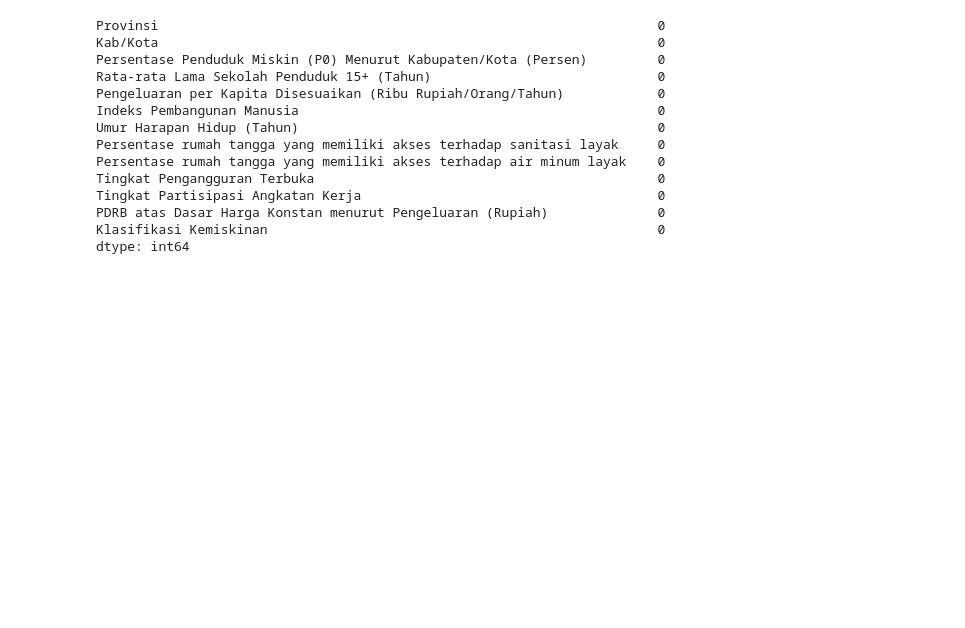
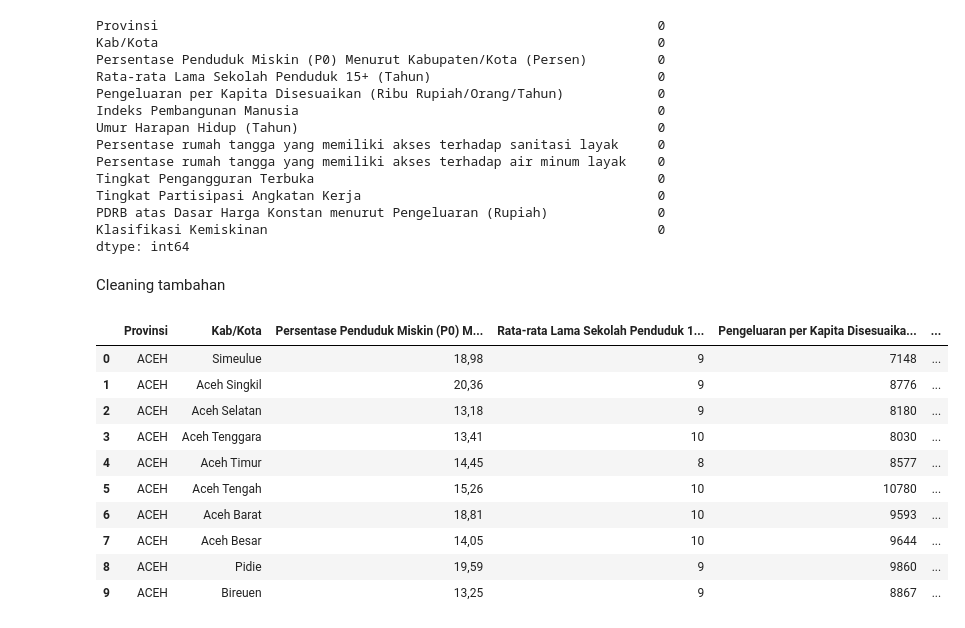
Before and after one commit to dhikaramadhansaputra/Full_Project_Data_Analyst, a Jupyter notebook: Klasifikasi Tingkat Kemiskinan di Indonesia/data cleaning.ipynb, the cells around one changed output. Drawn from its saved outputs; the diff is of its cells as text; code cells hidden in the pictures; blank space fills up the shorter version.

Commit message:
abis mbenerin tipe data yang salah, pre-processing fix selese

```diff
--- a/Klasifikasi Tingkat Kemiskinan di Indonesia/data cleaning.ipynb
+++ b/Klasifikasi Tingkat Kemiskinan di Indonesia/data cleaning.ipynb
@@ -1,7 +1,7 @@
 # %%
 import pandas as pd
 # %%
-df = pd.read_csv(r"D:\Dhika Ramadhan Saputra\Data Analist\Full Project\Analisis Harapan Hidup di Indonesia\dataset\raw data.csv", sep=';')
+df = pd.read_csv(r"D:\Dhika Ramadhan Saputra\Data Analist\Full Project\Klasifikasi Tingkat Kemiskinan di Indonesia\dataset\raw data.csv", sep=';')
 df
 # %% [output]
 |  | Provinsi | Kab/Kota | Persentase Penduduk Miskin (P0) M... | Rata-rata Lama Sekolah Penduduk 1... | Pengeluaran per Kapita Disesuaika... | ... |
@@ -205,3 +197,19 @@ Tingkat Partisipasi Angkatan Kerja                                      0
 PDRB atas Dasar Harga Konstan menurut Pengeluaran (Rupiah)              0
 Klasifikasi Kemiskinan                                                  0
 dtype: int64
+# %% [markdown]
+Cleaning tambahan
+# %%
+df.head(10)
+# %% [output]
+|  | Provinsi | Kab/Kota | Persentase Penduduk Miskin (P0) M... | Rata-rata Lama Sekolah Penduduk 1... | Pengeluaran per Kapita Disesuaika... | ... |
+| 0 | ACEH | Simeulue | 18,98 | 9 | 7148 | ... |
+| 1 | ACEH | Aceh Singkil | 20,36 | 9 | 8776 | ... |
+| 2 | ACEH | Aceh Selatan | 13,18 | 9 | 8180 | ... |
+| 3 | ACEH | Aceh Tenggara | 13,41 | 10 | 8030 | ... |
+| 4 | ACEH | Aceh Timur | 14,45 | 8 | 8577 | ... |
+| 5 | ACEH | Aceh Tengah | 15,26 | 10 | 10780 | ... |
+| 6 | ACEH | Aceh Barat | 18,81 | 10 | 9593 | ... |
+| 7 | ACEH | Aceh Besar | 14,05 | 10 | 9644 | ... |
+| 8 | ACEH | Pidie | 19,59 | 9 | 9860 | ... |
+| 9 | ACEH | Bireuen | 13,25 | 9 | 8867 | ... |
```
Also changed, not shown: parts of 10 cells of this notebook, 3 other files.
